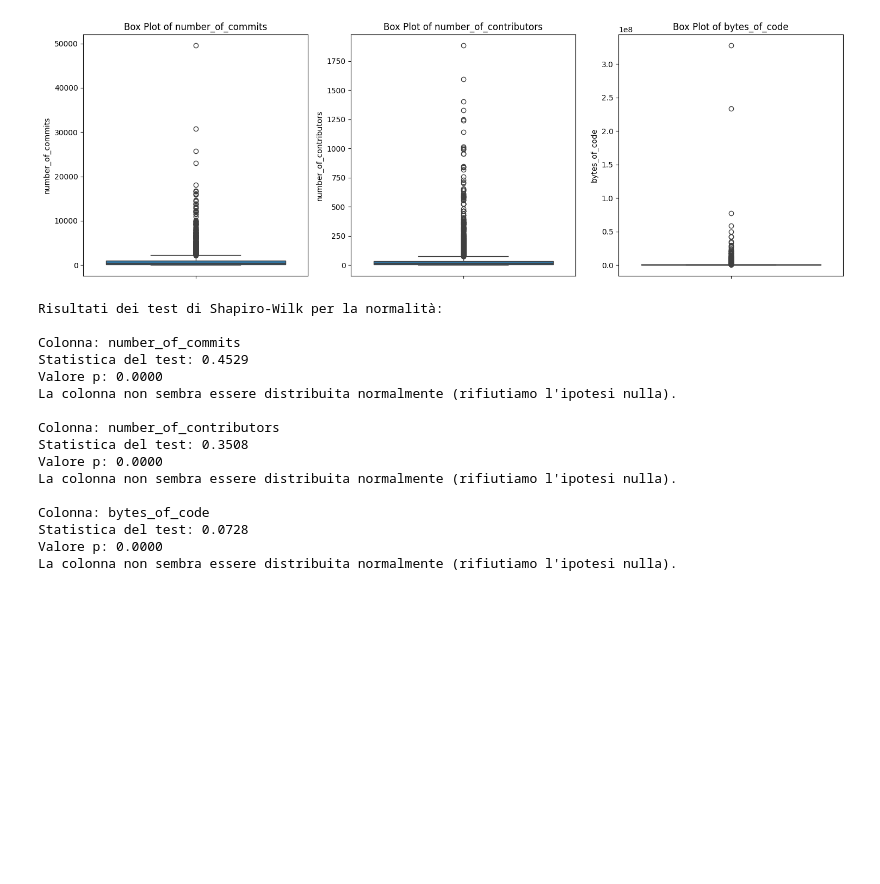
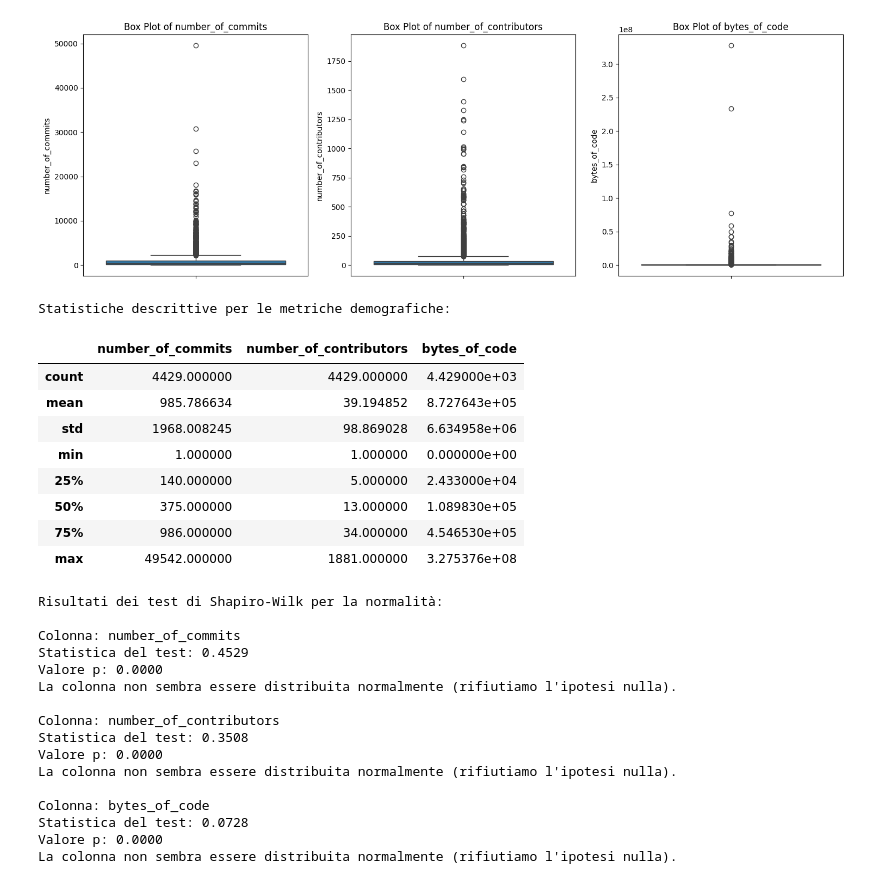
Before and after one commit to LBartolini/ProgettoSAM, a Jupyter notebook: statistics.ipynb, the cells around one changed output. Drawn from its saved outputs; the diff is of its cells as text; code cells hidden in the pictures; blank space fills up the shorter version.

```diff
--- a/statistics.ipynb
+++ b/statistics.ipynb
@@ -908,6 +908,24 @@ plt.tight_layout()
 plt.show()
 # %% [output]
 [figure]
+# %%
+columns_to_describe = ['number_of_commits', 'number_of_contributors', 'bytes_of_code']
+
+print("Statistiche descrittive per le metriche demografiche:")
+display(demographics_df[columns_to_describe].describe(percentiles=[.25, .5, .75]))
+
+# La mediana corrisponde al percentile 50%
+# %% [output]
+Statistiche descrittive per le metriche demografiche:
+|  | number_of_commits | number_of_contributors | bytes_of_code |
+| count | 4429.000000 | 4429.000000 | 4.429000e+03 |
+| mean | 985.786634 | 39.194852 | 8.727643e+05 |
+| std | 1968.008245 | 98.869028 | 6.634958e+06 |
+| min | 1.000000 | 1.000000 | 0.000000e+00 |
+| 25% | 140.000000 | 5.000000 | 2.433000e+04 |
+| 50% | 375.000000 | 13.000000 | 1.089830e+05 |
+| 75% | 986.000000 | 34.000000 | 4.546530e+05 |
+| max | 49542.000000 | 1881.000000 | 3.275376e+08 |
 # %%
 from scipy.stats import shapiro
 
```
Also changed, not shown: parts of 3 cells of this notebook.
